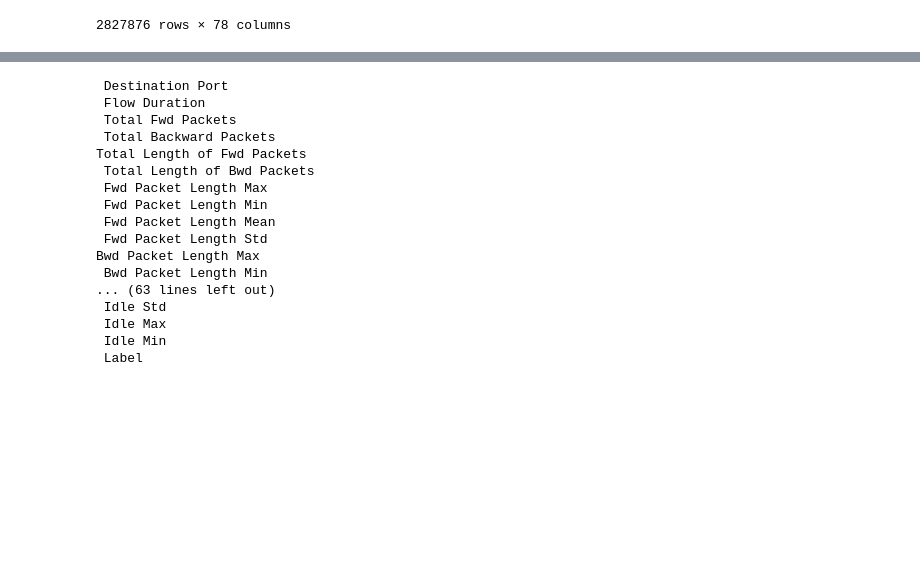
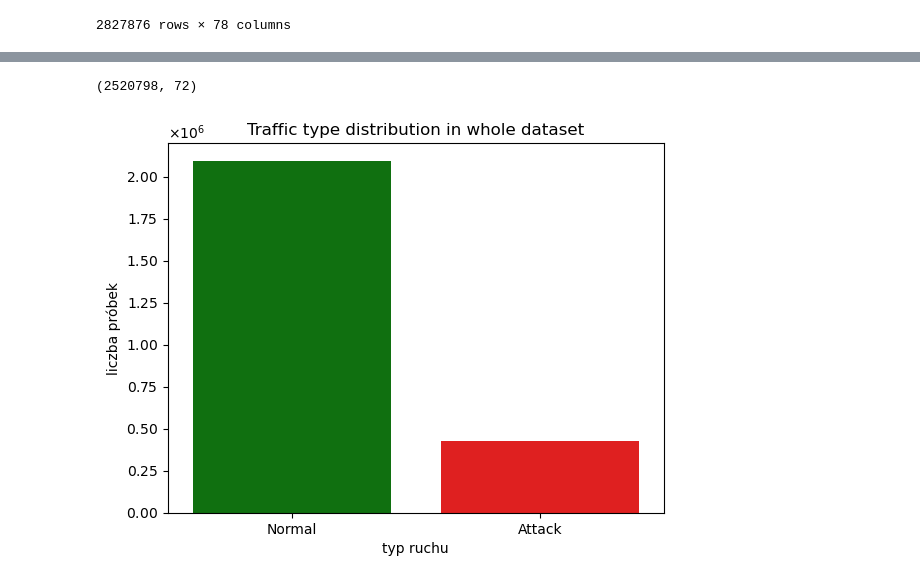
Before and after one commit to 2003congthinh/Capstone-Project, a Jupyter notebook: create_model.ipynb, the cells around one changed output, grey strips where cells are left out. Saved outputs shown, nothing was run; the diff lists cells and outputs as text; code cells hidden in the pictures; blank space fills up the shorter version.

```diff
--- a/create_model.ipynb
+++ b/create_model.ipynb
@@ -100,0 +116,7 @@ all_data.drop(columns=[' Destination Port'])
+# %%
+### feature selection phase - lets's cut out features that are reduntant - all zero values
+## removing [8] features from previous cell - they are reduntant
+
+all_data.drop(columns=all_zeroes_cols, inplace=True)
+
+all_data.shape # check if resulting DataFrame valid
@@ -100,0 +125,12 @@ all_data.drop(columns=[' Destination Port'])
+# %%
+### just rename Labels that contain non-printable characters
+print("Before...")
+print(all_data.loc[:," Label"].unique())
+
+all_data.loc[:," Label"].replace({"Web Attack � XSS" : "XSS", "Web Attack � Sql Injection": "Sql Injection", "Web Attack � Brute Force": "Brute Force"}, inplace=True)
+print("After..")
+print(all_data.loc[:," Label"].unique())
+
+## remove trailing && leading spaces from all the labels
+rename_cols = lambda col_lbl: col_lbl.strip()
+all_data.rename(rename_cols, axis=1, inplace=True, errors="raise")
@@ -142,21 +188,31 @@ all_data
-# %%
-for col in all_data.columns:
-    print(col)
-# %% [output]
- Destination Port
- Flow Duration
- Total Fwd Packets
- Total Backward Packets
-Total Length of Fwd Packets
- Total Length of Bwd Packets
- Fwd Packet Length Max
- Fwd Packet Length Min
- Fwd Packet Length Mean
- Fwd Packet Length Std
-Bwd Packet Length Max
- Bwd Packet Length Min
-... (63 lines left out)
- Idle Std
- Idle Max
- Idle Min
- Label
+# %%
+## temporarily add new column to distinguish traffic type between Normal / Attack
+trf_type = all_data.loc[:, "Label"].map(lambda lbl: "Normal" if lbl == "BENIGN" else "Attack")
+trf_type.name = "traffic type"
+all_data.loc[:, trf_type.name] = trf_type
+# %%
+## check if column correctly added to the DataFrame
+
+#all_data
+print(all_data.shape)
+# %% [output]
+(2520798, 72)
+# %%
+### plot distrtibution of Normal traffic and Attacks in the whole dataset
+
+#from matplotlib.ticker import StrMethodFormatter, MultipleLocator
+#fmt = StrMethodFormatter("{x:,}")  #below lines are just another approach on formatting yaxis
+#ax = plt.gca()
+#locator = MultipleLocator(1*10**5)
+#ax.yaxis.set_major_locator(locator)
+#ax.yaxis.set_major_formatter(fmt)
+plt.ticklabel_format(axis='y', useMathText=True, useOffset=False)  # change def ScalarFormatter
+
+sns.countplot(x="traffic type", data=all_data, palette=["g","r"])
+plt.title("Traffic type distribution in whole dataset")
+plt.xlabel("typ ruchu")
+plt.ylabel("liczba próbek")
+# plt.savefig("distribution1.png", dpi=200, format='png')
+plt.show()
+# %% [output]
+[figure, added]
```
Also changed, not shown: parts of 13 cells of this notebook.
